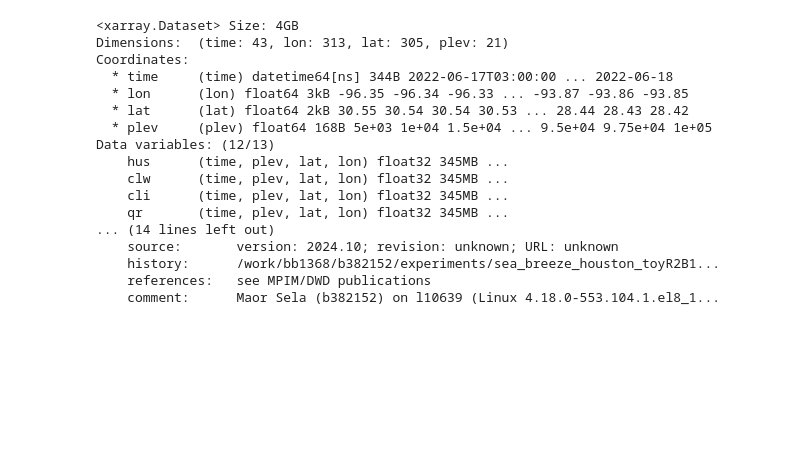
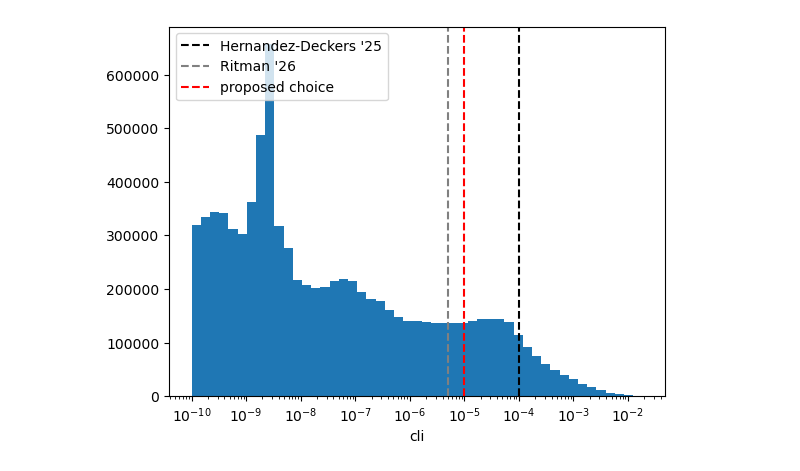
Before and after one commit to mathilde-ritman/TRACER-MIP, a Jupyter notebook: 01.tracking.ipynb, the cells around one changed output. Saved outputs shown, nothing was run; the diff lists cells and outputs as text; code cells hidden in the pictures; blank space fills up the shorter version.

Commit message:
preprocessing data for tracking

```diff
--- a/01.tracking.ipynb
+++ b/01.tracking.ipynb
@@ -6,6 +6,12 @@ import xarray as xr
 import pandas as pd
 import numpy as np
 import pathlib
+import matplotlib.pyplot as plt
+
+outdir = pathlib.Path('/work/bb1153/b382635/plots/TRACERMIP/tracking_dev')
+datadir = pathlib.Path('/work/bb1153/b382635/plots/TRACERMIP/tracking_dev/data')
+os.makedirs(outdir, exist_ok=1)
+os.makedirs(datadir, exist_ok=1)
 # %%
 # configuration files
 
@@ -16,5 +21,7 @@ tobac_config = '/home/b/b382635/s/my_notebooks/Maor/tobac_params_cond.yaml'
 # %%
 # cld data
 fdir = pathlib.Path('/work/bb1368/b382152/experiments/sea_breeze_houston_toyR2B12/')
-fpath = list(fdir.glob('*perturbed_baseline*v1/sea_breeze_houston*cld*'))[0]
-cld = xr.open_dataset(fpath)
+qpath = list(fdir.glob('*perturbed_baseline*v1/sea_breeze_houston*cld*'))[0]
+wpath = list(fdir.glob('*perturbed_baseline*v1/sea_breeze_houston*dyn*'))[0]
+cld = xr.open_dataset(qpath)
+w = xr.open_dataset(wpath)
@@ -28,20 +28,28 @@ module.perform(**tobac_methods)
-# %%
-data
-# %% [output]
-<xarray.Dataset> Size: 4GB
-Dimensions:  (time: 43, lon: 313, lat: 305, plev: 21)
-Coordinates:
-  * time     (time) datetime64[ns] 344B 2022-06-17T03:00:00 ... 2022-06-18
-  * lon      (lon) float64 3kB -96.35 -96.34 -96.33 ... -93.87 -93.86 -93.85
-  * lat      (lat) float64 2kB 30.55 30.54 30.54 30.53 ... 28.44 28.43 28.42
-  * plev     (plev) float64 168B 5e+03 1e+04 1.5e+04 ... 9.5e+04 9.75e+04 1e+05
-Data variables: (12/13)
-    hus      (time, plev, lat, lon) float32 345MB ...
-    clw      (time, plev, lat, lon) float32 345MB ...
-    cli      (time, plev, lat, lon) float32 345MB ...
-    qr       (time, plev, lat, lon) float32 345MB ...
-... (14 lines left out)
-    source:       version: 2024.10; revision: unknown; URL: unknown
-    history:      /work/bb1368/b382152/experiments/sea_breeze_houston_toyR2B1...
-    references:   see MPIM/DWD publications
-    comment:      Maor Sela (b382152) on l10639 (Linux 4.18.0-553.104.1.el8_1...
+# %%
+# calc total ice
+qi_vars = ['cli','qg','qs','qh']
+qi = xr.concat([cld[q] for q in qi_vars], dim='q').sum('q', skipna=True) # kg kg-1
+# %%
+# view cld distribution
+
+# threshold from Daniel Hernandez-Deckers et al., 2025
+hd25 = 1e-4 # kg m-3 (same order of magnitude as if in units kg kg-3 as density is close to 1)
+# from Ritman et al., 2026
+rit26 = .5e-5 # kg kg-1
+
+# proposed choice
+sela26 = 1e-5 # kg kg-1
+
+# plot
+fig, ax = plt.subplots()
+bins = np.logspace(np.log10(1e-10), np.log10(qi.max()), 50)
+_ = qi.plot.hist(bins=bins)
+ax.axvline(hd25, ls='--', label="Hernandez-Deckers '25", c='k')
+ax.axvline(rit26, ls='--', label="Ritman '26", c='grey')
+ax.axvline(sela26, ls='--', label='proposed choice', c='r')
+ax.set_xscale('log')
+ax.legend()
+
+fig.savefig(outdir / 'qi_threshold_choice.jpg')
+# %% [output]
+[figure, added]
```
Also changed, not shown: parts of 7 cells of this notebook, 1 other file.
